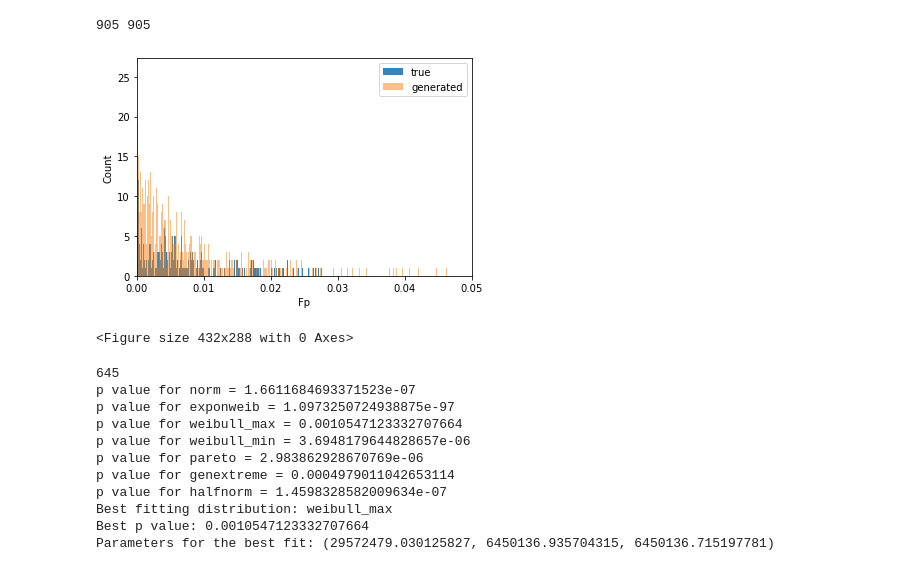
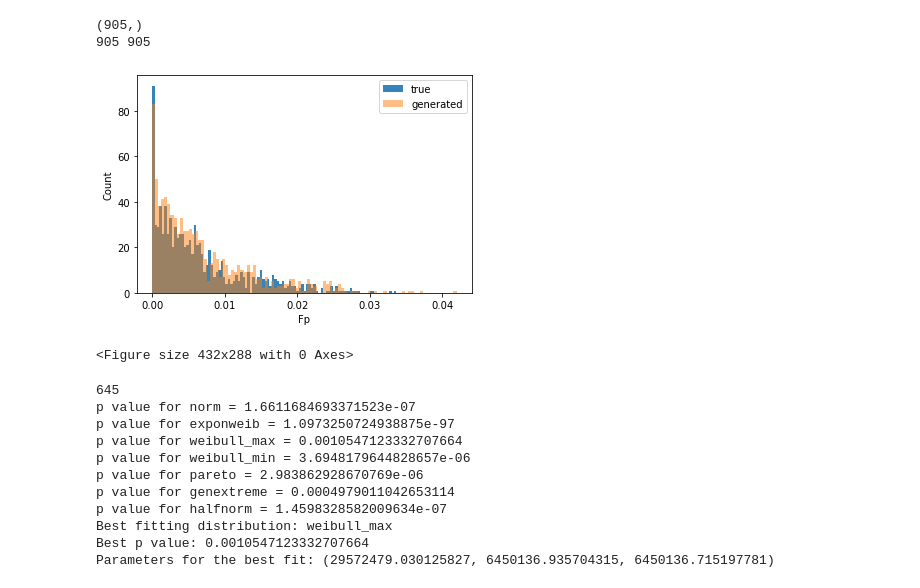
Before and after one commit to Michael-McLaren/MRI_ML, a Jupyter notebook: creating_synthetic_data.ipynb, the cells around one changed output. Cells and saved outputs as stored; diff of their text form; code cells hidden in the pictures.

Commit message:
improved the Fp uterus data generation

```diff
--- a/creating_synthetic_data.ipynb
+++ b/creating_synthetic_data.ipynb
@@ -107,0 +47,10 @@ Parameters for the best fit: (3.8227816780555406, -0.02062317879656861, 0.020623
+# %%
+print(E_list_uterus.size)
+print(E_list_uterus[E_list_uterus < 0.001].size)
+print(E_list_uterus[E_list_uterus < 0.001].size/E_list_uterus.size)
+
+
+
+
+
+best_dist, best_p, params = get_best_distribution(E_list_uterus[E_list_uterus > 0.001])
@@ -107,0 +116,6 @@ Parameters for the best fit: (3.8227816780555406, -0.02062317879656861, 0.020623
+# %%
+print(Fp_list_uterus[Fp_list_uterus < 0.0005].size/Fp_list_uterus.size)
+print(Fp_list_uterus.size)
+
+
+best_dist, best_p, params = get_best_distribution(Fp_list_uterus[Fp_list_uterus > 0.0005])
@@ -108,22 +135,41 @@ Parameters for the best fit: (3.8227816780555406, -0.02062317879656861, 0.020623
 # %%
 
 c, loc, scale =  params
-gen_dataFp = st.pareto.rvs(c, loc, scale, size=Fp_list_uterus.shape[0])
+
+def Fp_distribution(num):
+    p = 0.1182
+    params = (1.064799958220838, 0.0005001496965058328, 0.007151833882619035)
+    start_nums = int(p*num)
+
+    start = np.random.uniform(low = 0, high= 0.0005, size = start_nums)
+
+    dist_num = num - start_nums
+    gen_data_Fp = st.weibull_min.rvs(params[0], params[1], params[2], size=dist_num)
+    gen_data_Fp = np.array(gen_data_Fp)
+
+    true_dist = np.concatenate((gen_data_Fp, start), axis=None)
+    print(true_dist.shape)
+    #true_dist[true_dist > 1] = 0.99
+
+
+
+    return true_dist
+
+
+gen_dataFp = Fp_distribution(Fp_list_uterus.size)
 print(gen_data.size, Fp_list_uterus.size)
-plt.hist(Fp_list_uterus, alpha = 0.9, bins = 1000, label = 'true')
-plt.hist(gen_dataFp, bins = 1000, alpha=0.5, label='generated')
+plt.hist(Fp_list_uterus, alpha = 0.9, bins = 100, label = 'true')
+plt.hist(gen_dataFp, bins = 100, alpha=0.5, label='generated')
 plt.legend(loc='upper right')
-plt.xlim(0,0.05)
 plt.xlabel('Fp')
 plt.ylabel('Count')
 
-
-
 plt.show()
 plt.clf()
 # %% [output]
+(905,)
 905 905
-[figure, old version]
+[figure, new version]
 <Figure size 432x288 with 0 Axes>
 # %%
 vp_list_uterus_noend = vp_list_uterus[vp_list_uterus <= 0.97]
```
Also changed, not shown: parts of 7 cells of this notebook.
